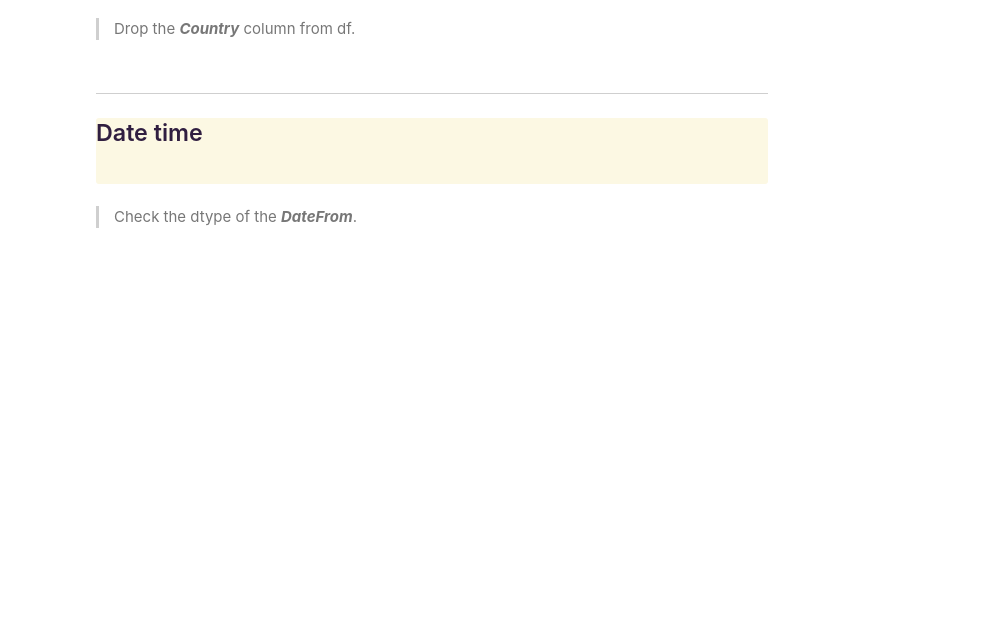
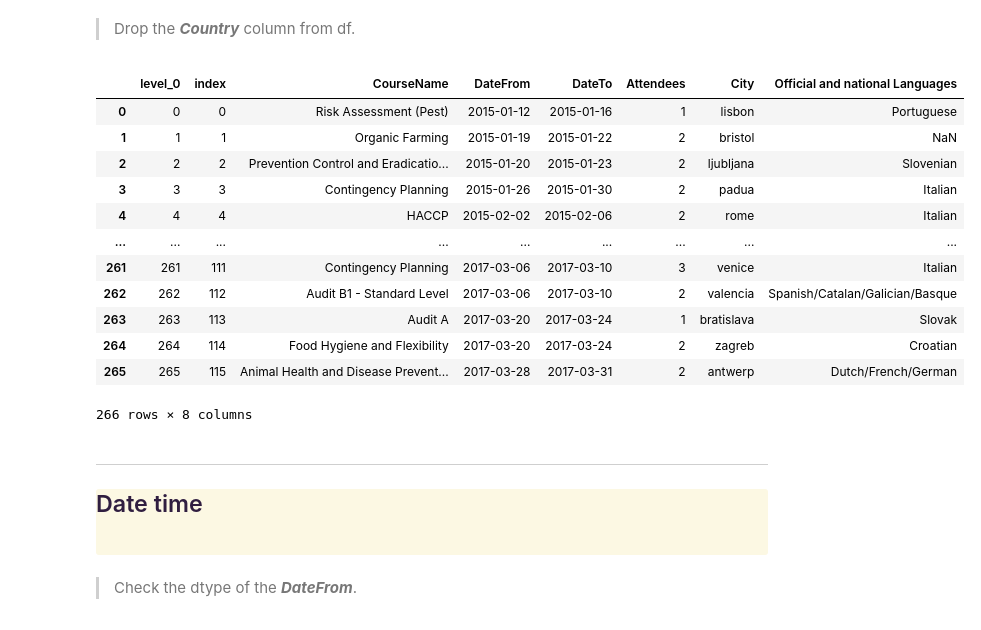
Before and after one commit to biljana-zobenica/beginners-data-workshop, a Jupyter notebook: notebooks/5. More Pandas.ipynb, the cells around one changed output. Saved outputs shown, nothing was run; the diff lists cells and outputs as text; code cells hidden in the pictures; blank space fills up the shorter version.

Commit message:
Use join, merge and concatenate methods

```diff
--- a/notebooks/5. More Pandas.ipynb
+++ b/notebooks/5. More Pandas.ipynb
@@ -610,6 +610,8 @@ Join
 </div>
 # %% [markdown]
 >Load the language data and assign it to languages (path: '../data/food_training/languages.csv')
+# %%
+languages = pd.read_csv('../data/food_training/languages.csv')
 # %%
 # %load ../solutions/05_36.py
 # %%
@@ -617,5 +626,7 @@ languages.head()
 # %% [markdown]
 >Join df and languages to add the language information to df.
 >You can check the page about [merge, join and concatenation](https://pandas.pydata.org/pandas-docs/stable/user_guide/merging.html) or the merge method [documentation](https://pandas.pydata.org/pandas-docs/stable/reference/api/pandas.DataFrame.merge.html).
+# %%
+df1 = pd.merge (df, languages, how='left', on='Country')
 # %%
 # %load ../solutions/05_37.py
@@ -622,5 +652,21 @@ languages.head()
 # %% [markdown]
 >Drop the ***Country*** column from df.
+# %%
+df1.drop('Country', axis=1)
+# %% [output]
+|  | level_0 | index | CourseName | DateFrom | DateTo | Attendees | City | Official and national Languages |
+| 0 | 0 | 0 | Risk Assessment (Pest) | 2015-01-12 | 2015-01-16 | 1 | lisbon | Portuguese |
+| 1 | 1 | 1 | Organic Farming | 2015-01-19 | 2015-01-22 | 2 | bristol | NaN |
+| 2 | 2 | 2 | Prevention Control and Eradicatio... | 2015-01-20 | 2015-01-23 | 2 | ljubljana | Slovenian |
+| 3 | 3 | 3 | Contingency Planning | 2015-01-26 | 2015-01-30 | 2 | padua | Italian |
+| 4 | 4 | 4 | HACCP | 2015-02-02 | 2015-02-06 | 2 | rome | Italian |
+| ... | ... | ... | ... | ... | ... | ... | ... | ... |
+| 261 | 261 | 111 | Contingency Planning | 2017-03-06 | 2017-03-10 | 3 | venice | Italian |
+| 262 | 262 | 112 | Audit B1 - Standard Level | 2017-03-06 | 2017-03-10 | 2 | valencia | Spanish/Catalan/Galician/Basque |
+| 263 | 263 | 113 | Audit A | 2017-03-20 | 2017-03-24 | 1 | bratislava | Slovak |
+| 264 | 264 | 114 | Food Hygiene and Flexibility | 2017-03-20 | 2017-03-24 | 2 | zagreb | Croatian |
+| 265 | 265 | 115 | Animal Health and Disease Prevent... | 2017-03-28 | 2017-03-31 | 2 | antwerp | Dutch/French/German |
+266 rows × 8 columns
 # %%
 # %load ../solutions/05_38.py
 # %% [markdown]
```
Also changed, not shown: parts of 2 cells of this notebook.
